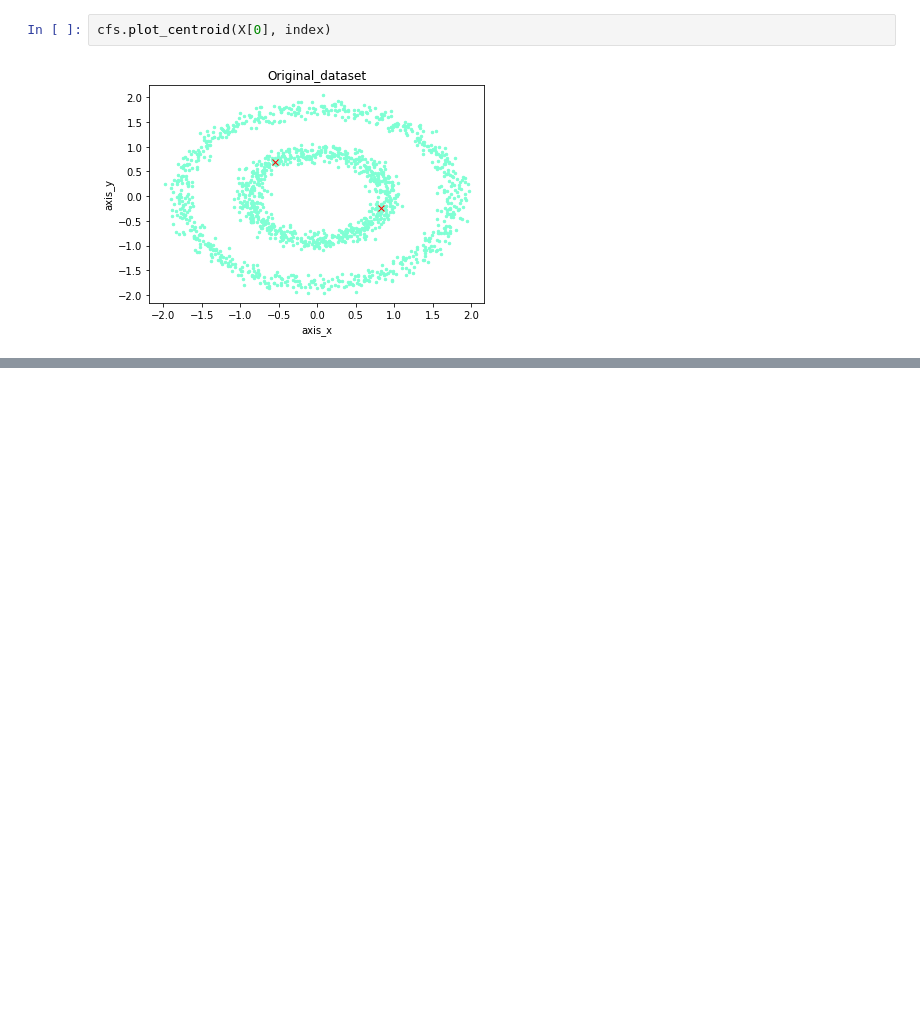
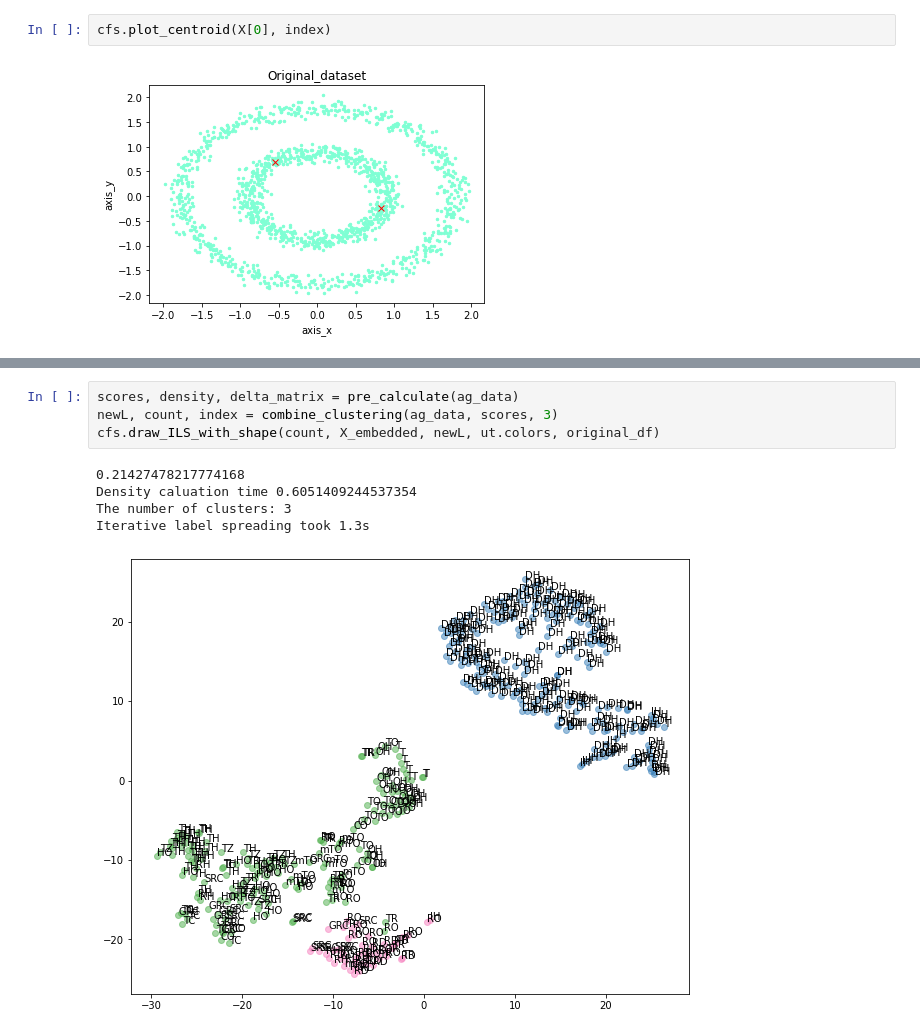
Before and after one commit to Thea-Hsu/EILS, a Jupyter notebook: cfsdp_demo.ipynb, the cells around one changed output, grey strips where cells are left out. Saved outputs shown, nothing was run; the diff lists cells and outputs as text; blank space fills up the shorter version.

```diff
--- a/cfsdp_demo.ipynb
+++ b/cfsdp_demo.ipynb
@@ -120,0 +165,10 @@ Iterative label spreading took 24.1s
+# %%
+scores, density, delta_matrix = pre_calculate(ag_data)
+newL, count, index = combine_clustering(ag_data, scores, 3)
+cfs.draw_ILS_with_shape(count, X_embedded, newL, ut.colors, original_df)
+# %% [output]
+0.21427478217774168
+Density caluation time 0.6051409244537354
+The number of clusters: 3
+Iterative label spreading took 1.3s
+[figure, added]
```
Also changed, not shown: parts of 18 cells of this notebook, 7 other files.
